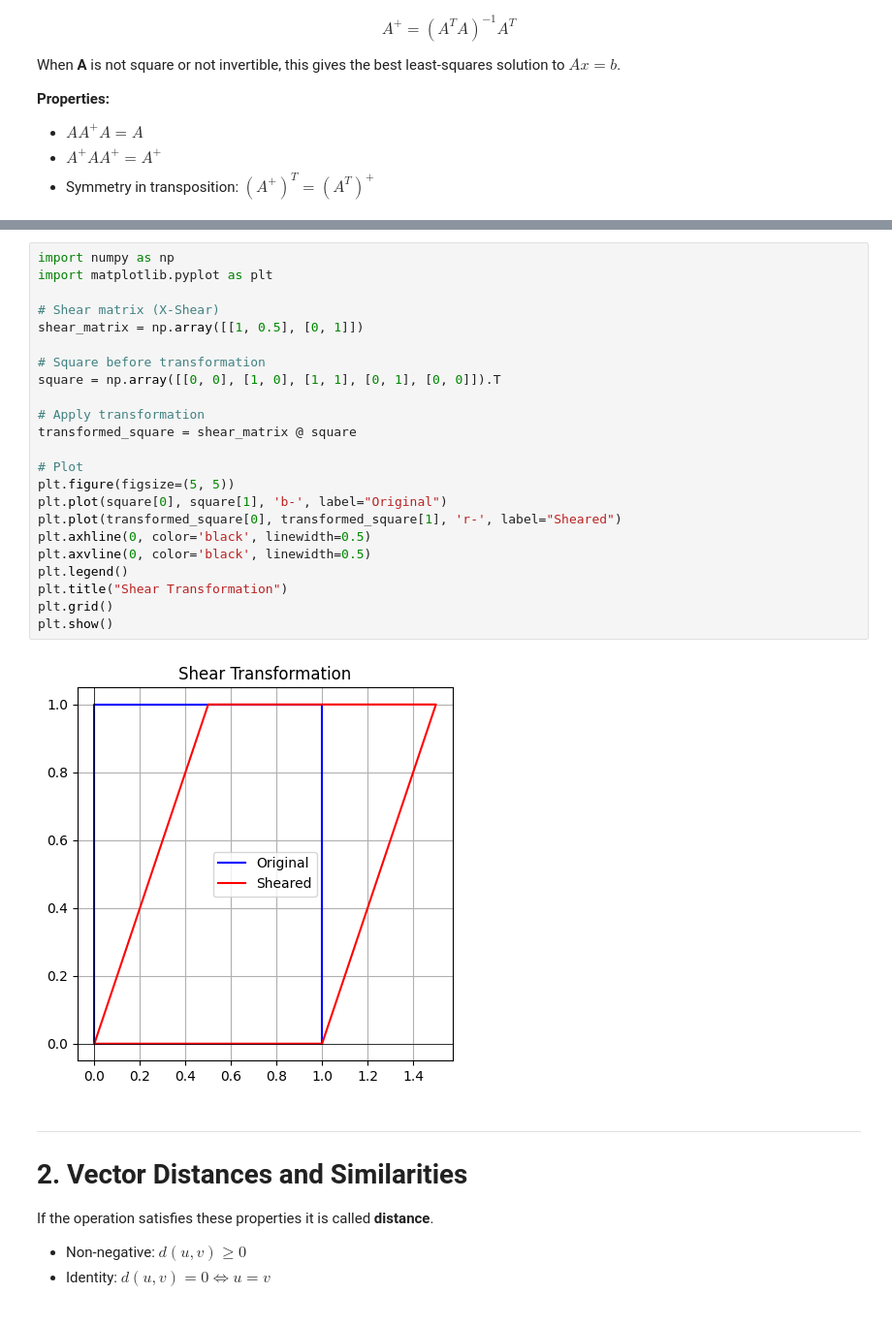
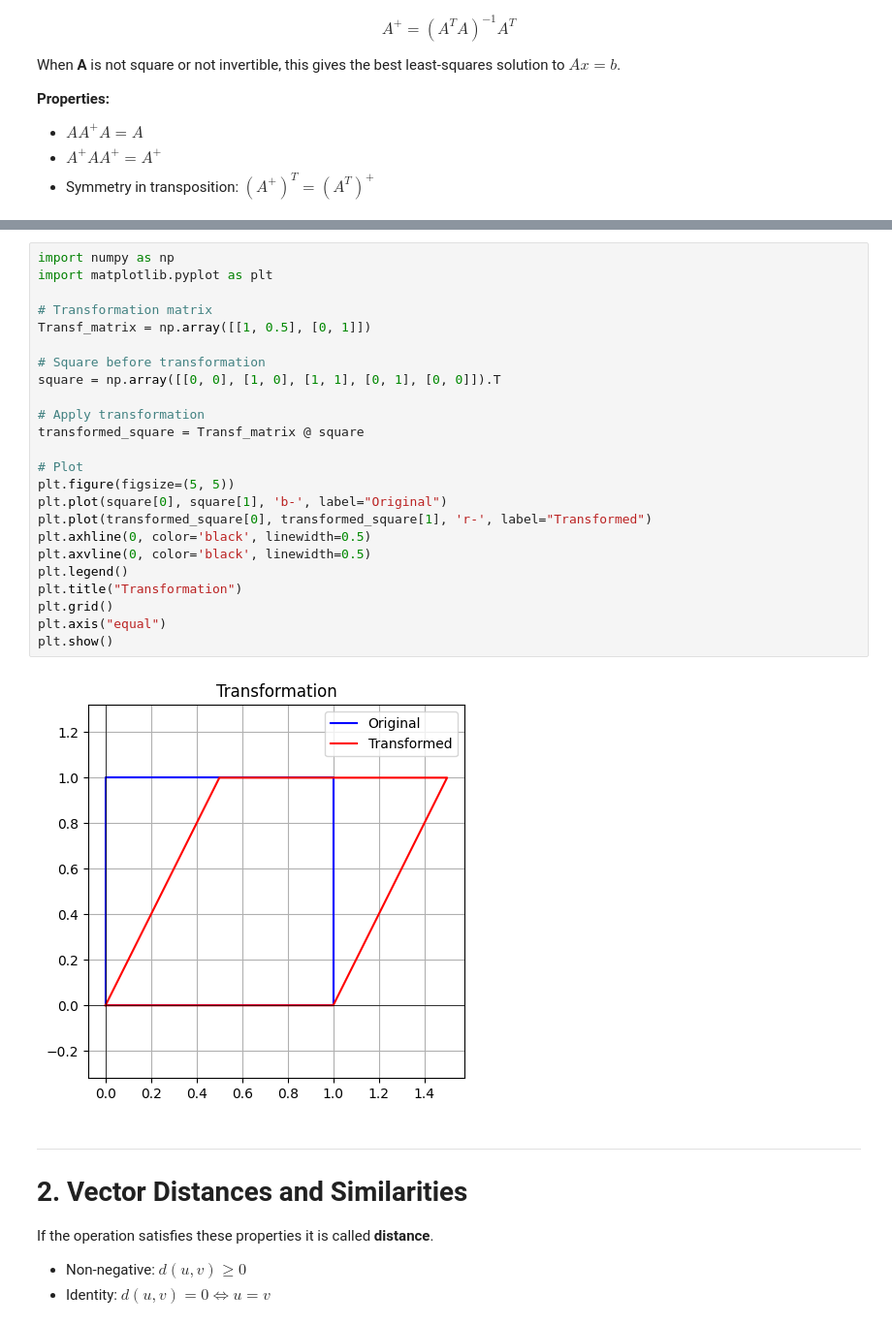
Before and after one commit to GerardoMunoz/ML_2025, a Jupyter notebook: Hopfield_Covariance.ipynb, the cells around one changed output, grey strips where cells are left out. Shown at 97% size. Saved outputs shown, nothing was run; the diff lists cells and outputs as text.

```diff
--- a/Hopfield_Covariance.ipynb
+++ b/Hopfield_Covariance.ipynb
@@ -288,28 +290,29 @@ These transformations are fundamental in **geometry, physics, graphics, and mach
 # %%
 import numpy as np
 import matplotlib.pyplot as plt
 
-# Shear matrix (X-Shear)
-shear_matrix = np.array([[1, 0.5], [0, 1]])
+# Transformation matrix
+Transf_matrix = np.array([[1, 0.5], [0, 1]])
 
 # Square before transformation
 square = np.array([[0, 0], [1, 0], [1, 1], [0, 1], [0, 0]]).T
 
 # Apply transformation
-transformed_square = shear_matrix @ square
+transformed_square = Transf_matrix @ square
 
 # Plot
 plt.figure(figsize=(5, 5))
 plt.plot(square[0], square[1], 'b-', label="Original")
-plt.plot(transformed_square[0], transformed_square[1], 'r-', label="Sheared")
+plt.plot(transformed_square[0], transformed_square[1], 'r-', label="Transformed")
 plt.axhline(0, color='black', linewidth=0.5)
 plt.axvline(0, color='black', linewidth=0.5)
 plt.legend()
-plt.title("Shear Transformation")
+plt.title("Transformation")
 plt.grid()
+plt.axis("equal")
 plt.show()
 # %% [output]
-[figure, old version]
+[figure, new version]
 # %% [markdown]
 
 ---
```
Also changed, not shown: parts of 1 cell of this notebook.
